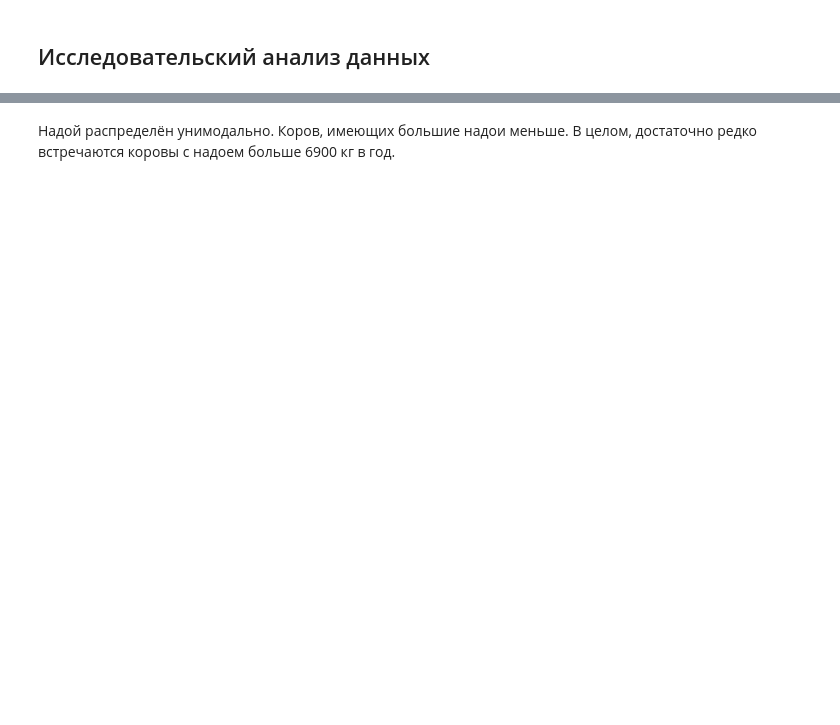
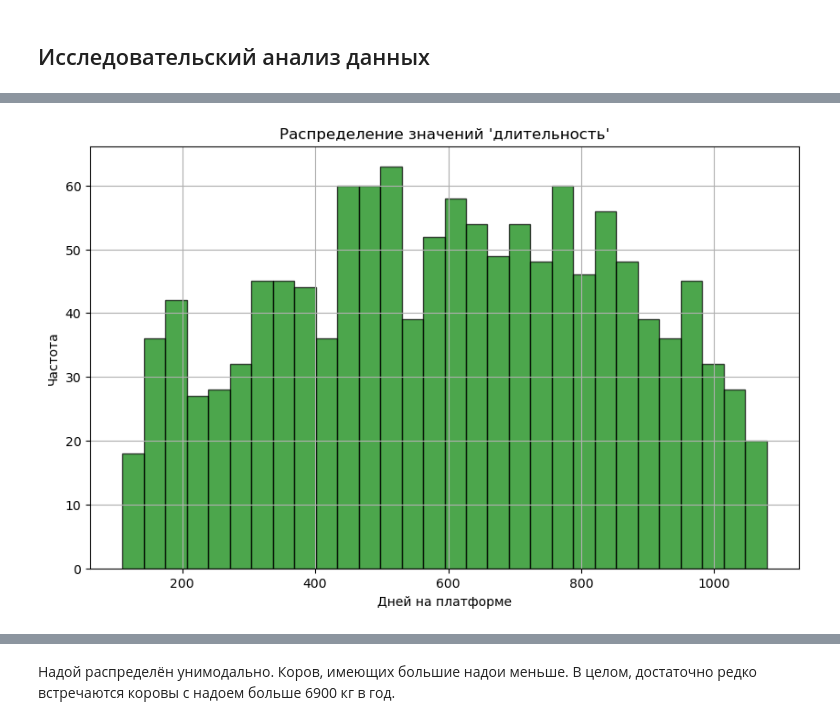
Before and after one commit to EvanderLatine/DS_Practicum, a Jupyter notebook: Customers_Retention/research.ipynb, the cells around one changed output, grey strips where cells are left out. Cells and saved outputs as stored; diff of their text form; code cells hidden in the pictures; blank space fills up the shorter version.

```diff
--- a/Customers_Retention/research.ipynb
+++ b/Customers_Retention/research.ipynb
@@ -453,0 +470,13 @@ own_herd["yield"].hist(bins=50)
+# %%
+plt.figure(figsize=(10,6))
+
+plt.hist(market["длительность"], bins=30, color="green", edgecolor="black", alpha=0.7)
+
+plt.xlabel("Дней на платформе")
+plt.ylabel("Частота")
+plt.title("Распределение значений 'длительность'")
+plt.grid(True)
+
+plt.show()
+# %% [output]
+[figure, added]
```
Also changed, not shown: parts of 118 cells of this notebook.
